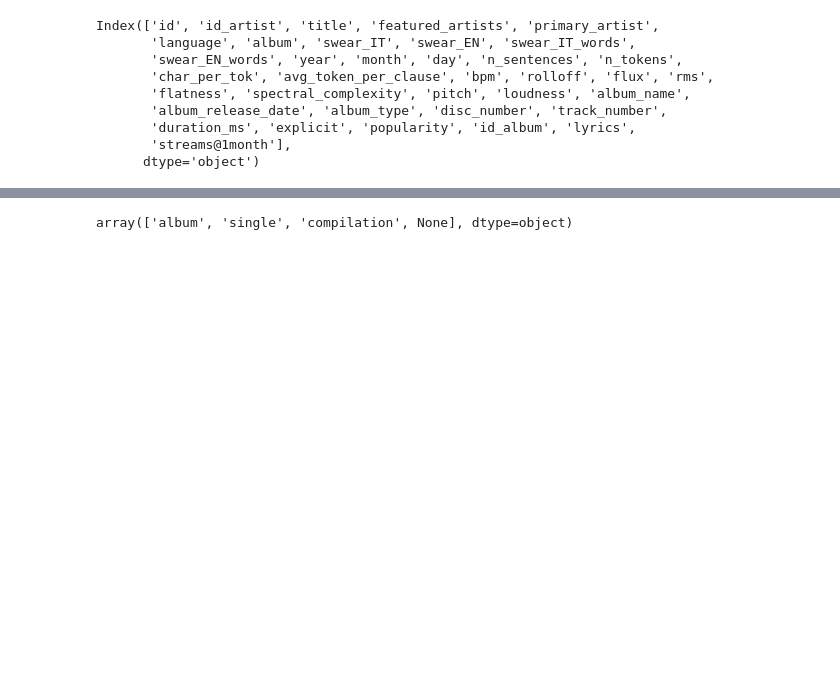
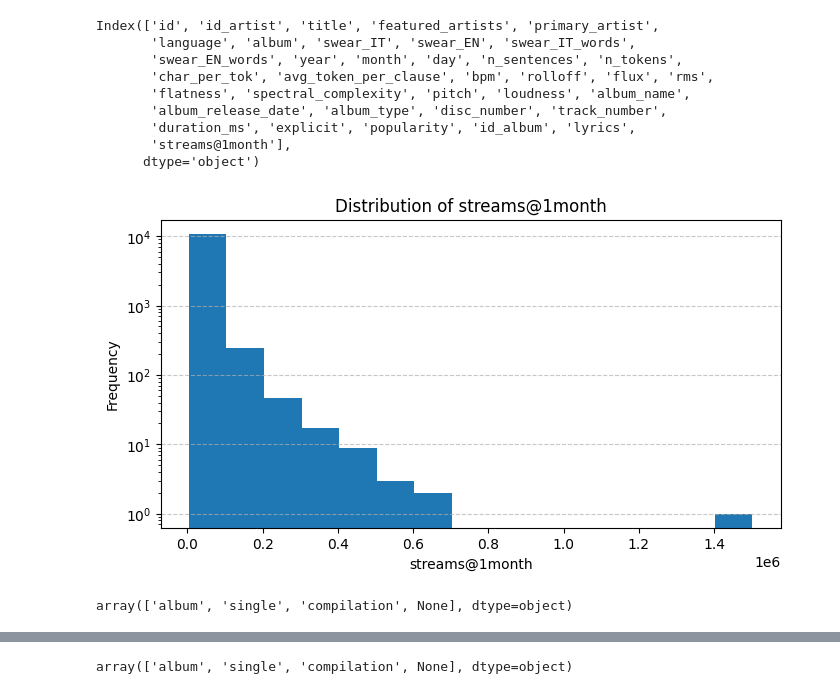
Before and after one commit to ChefBB/dss_lab_project, a Jupyter notebook: understanding.ipynb, the cells around one changed output, grey strips where cells are left out. Drawn from its saved outputs; the diff is of its cells as text; code cells hidden in the pictures; blank space fills up the shorter version.

```diff
--- a/understanding.ipynb
+++ b/understanding.ipynb
@@ -13,6 +13,24 @@ Index(['id', 'id_artist', 'title', 'featured_artists', 'primary_artist',
        'duration_ms', 'explicit', 'popularity', 'id_album', 'lyrics',
        'streams@1month'],
       dtype='object')
+# %%
+import matplotlib.pyplot as plt
+
+plt.figure(figsize=(8,4))
+df_songs["streams@1month"].plot(kind="hist", bins=15)
+# plt.scatter(df_songs.index, df_songs["streams@1month"])
+plt.xlabel("streams@1month")
+plt.ylabel("Frequency")
+plt.grid(axis='y', linestyle='--', alpha=0.7)
+plt.yscale('log')
+plt.title('Distribution of streams@1month')
+plt.show()
+# %% [output]
+[figure, added]
+# %%
+df_songs['album_type'].unique()
+# %% [output]
+array(['album', 'single', 'compilation', None], dtype=object)
 # %%
 df_songs.loc[df_songs['album_type'].isna()]
 # %% [output]
```
Also changed, not shown: 11 other files.
